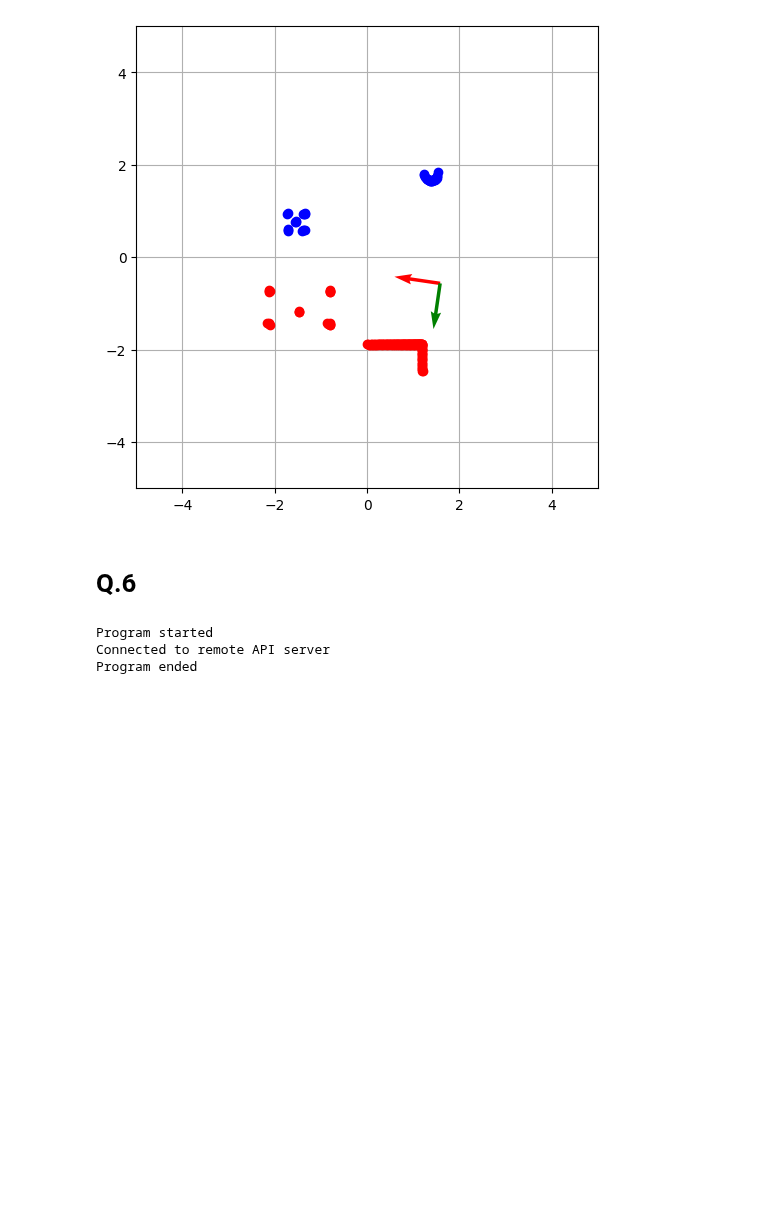
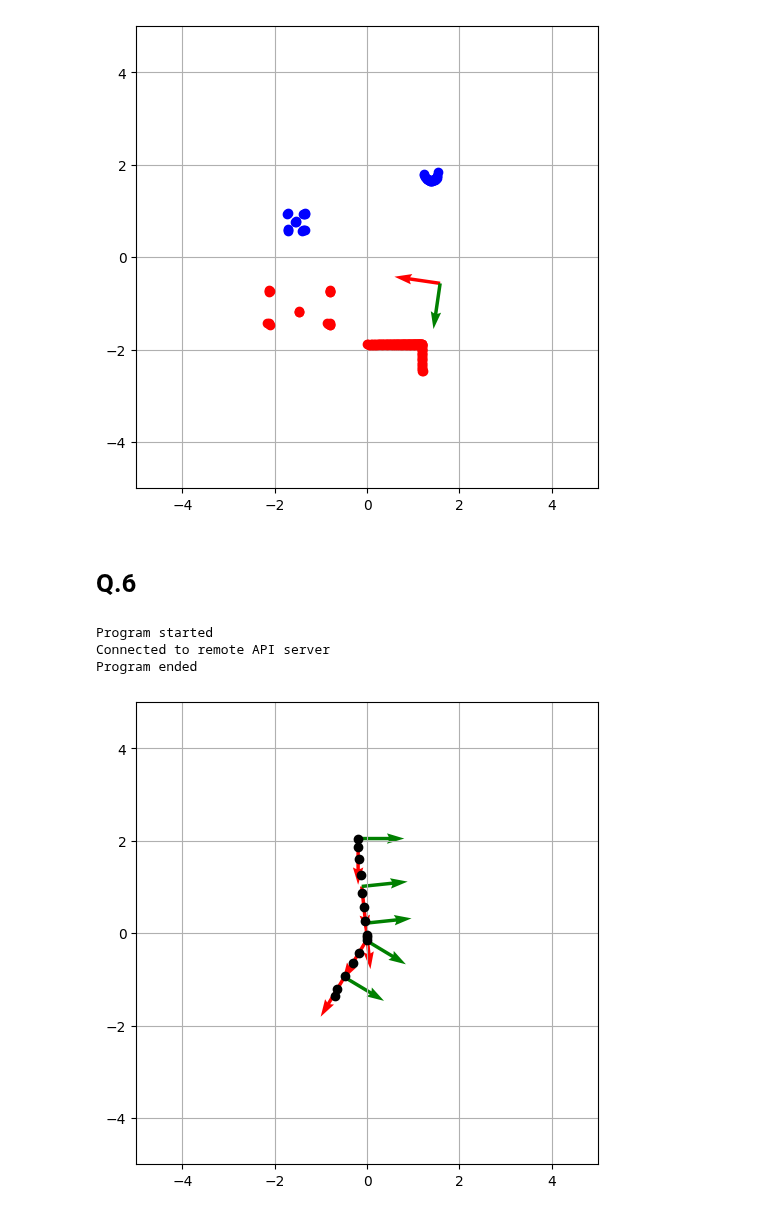
Before and after one commit to EnnesJp/robotica-movel-tp1, a Jupyter notebook: robotica-movel-tp1.ipynb, the cells around one changed output. Drawn from its saved outputs; the diff is of its cells as text; code cells hidden in the pictures; blank space fills up the shorter version.

Commit message:
feat: plot robot position per time

```diff
--- a/robotica-movel-tp1.ipynb
+++ b/robotica-movel-tp1.ipynb
@@ -530,6 +530,7 @@ Program ended
 # %%
 print ('Program started')
 sim.startSimulation() # Connect to CoppeliaSim
+time.sleep(1)
 
 print ('Connected to remote API server')
 
@@ -554,6 +555,11 @@ t = 0
 startTime=time.time()
 lastTime = startTime
 
+fig = plt.figure(figsize=(6,6), dpi=100)
+ax = fig.add_subplot(111, aspect='equal')
+run_times = 0
+last_pos = ''
+
 while t < 10:
 
     now = time.time()
@@ -562,6 +568,15 @@ while t < 10:
     # Fazendo leitura do laser
     raw_range_data, raw_angle_data = readSensorData(laser_range_data, laser_angle_data)
     laser_data = np.array([raw_angle_data, raw_range_data]).T
+
+    if run_times % 3 == 0:
+        robotRef = sim.getObject(robotName)
+        robotRefPos = np.array([sim.getObjectPosition(robotRef)])
+        ax.plot(robotRefPos[0][0], robotRefPos[0][1], 'o', color='black')
+
+    if int(t) % 2 == 0 and int(t) != last_pos :
+        plot_robot_frame()
+        last_pos = int(t)
 
     # Velocidade básica (linear, angular)
     v = .5
@@ -577,30 +592,36 @@ while t < 10:
     elif laser_data[lado_direito, 1] > 2:
         v = 0
         w = np.deg2rad(-30)
     elif laser_data[lado_esquerdo, 1] > 2:
         v = 0
         w = np.deg2rad(30)
 
     # Isso é o modelo cinemático, estudaremos detalhadamente depois!
     wl = v/r - (w*L)/(2*r)
     wr = v/r + (w*L)/(2*r)
 
     # Enviando velocidades
     sim.setJointTargetVelocity(l_wheel, wl)
     sim.setJointTargetVelocity(r_wheel, wr)
 
     t = t + dt
     lastTime = now
+    run_times += 1
+
+ax.grid()
+ax.set_xlim([-5, 5])
+ax.set_ylim([-5, 5])
 
 # Parando o robô
 sim.setJointTargetVelocity(r_wheel, 0)
 sim.setJointTargetVelocity(l_wheel, 0)
 
 # Parando a simulação
 sim.stopSimulation()
 
 print ('Program ended')
 # %% [output]
 Program started
 Connected to remote API server
 Program ended
+[figure, added]
```
Also changed, not shown: 1 other file.
